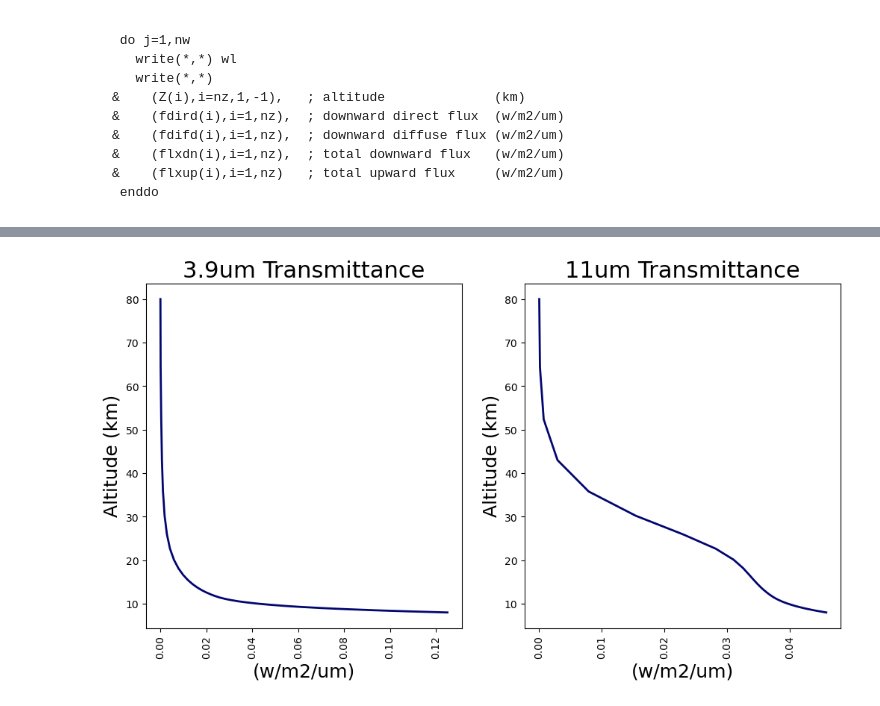
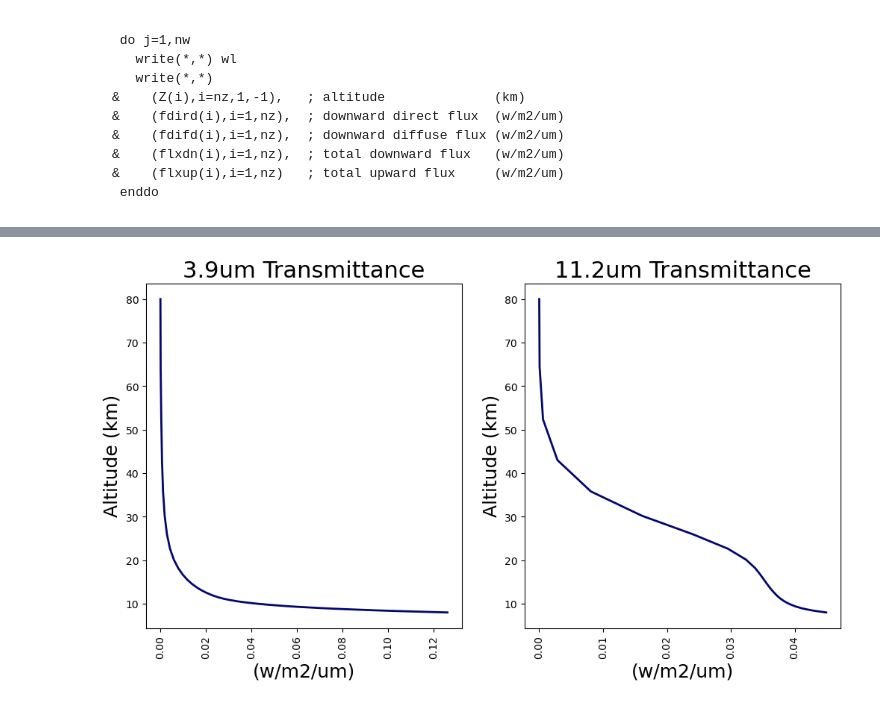
Before and after one commit to jesseturner/FalseLowClouds, a Jupyter notebook: SBDART/Profile.ipynb, the cells around one changed output, grey strips where cells are left out. Cells and saved outputs as stored; diff of their text form; code cells hidden in the pictures.

```diff
--- a/SBDART/Profile.ipynb
+++ b/SBDART/Profile.ipynb
@@ -68,8 +68,8 @@ def read_sbdart(filename):
 
     return Z,DDIR_F,DDIF_F,DOWN_F,UP_F
 # %%
-Z_lw,DDIR_F_lw,DDIF_F_lw,DOWN_F_lw,UP_F_lw = read_sbdart('profile/profile_LWIR-4')
-Z_sw,DDIR_F_sw,DDIF_F_sw,DOWN_F_sw,UP_F_sw = read_sbdart('profile/profile_SWIR-4')
+Z_lw,DDIR_F_lw,DDIF_F_lw,DOWN_F_lw,UP_F_lw = read_sbdart('profile/profile_LWIR')
+Z_sw,DDIR_F_sw,DDIF_F_sw,DOWN_F_sw,UP_F_sw = read_sbdart('profile/profile_SWIR')
 # %%
 fig,ax=plt.subplots(1, 2, figsize=(12,6))
 ax[0].set_ylabel("Altitude (km)", size=18)
@@ -94,20 +94,20 @@ T_sw = UP_F_sw/np.sum(UP_F_sw)
 # %%
 fig,ax=plt.subplots(1, 2, figsize=(12,6))
 ax[0].set_ylabel("Altitude (km)", size=18)
 ax[0].set_xlabel("(w/m2/um)", size=18)
 ax[0].tick_params(axis='x', labelrotation=90)
 ax[0].set_title("3.9um Transmittance", size=22)
 ax[0].plot(T_sw, Z_sw, c='#02066F', linewidth=2)
 
 ax[1].set_ylabel("Altitude (km)", size=18)
 ax[1].set_xlabel("(w/m2/um)", size=18)
 ax[1].tick_params(axis='x', labelrotation=90)
-ax[1].set_title("11um Transmittance", size=22)
+ax[1].set_title("11.2um Transmittance", size=22)
 ax[1].plot(T_lw, Z_lw, c='#02066F', linewidth=2)
 
 plt.show()
 # %% [output]
-[figure, old version]
+[figure, new version]
 # %%
 weight_sw = []
 for i in range(len(Z_sw)-1):
```
Also changed, not shown: parts of 2 cells of this notebook, 6 other files.
